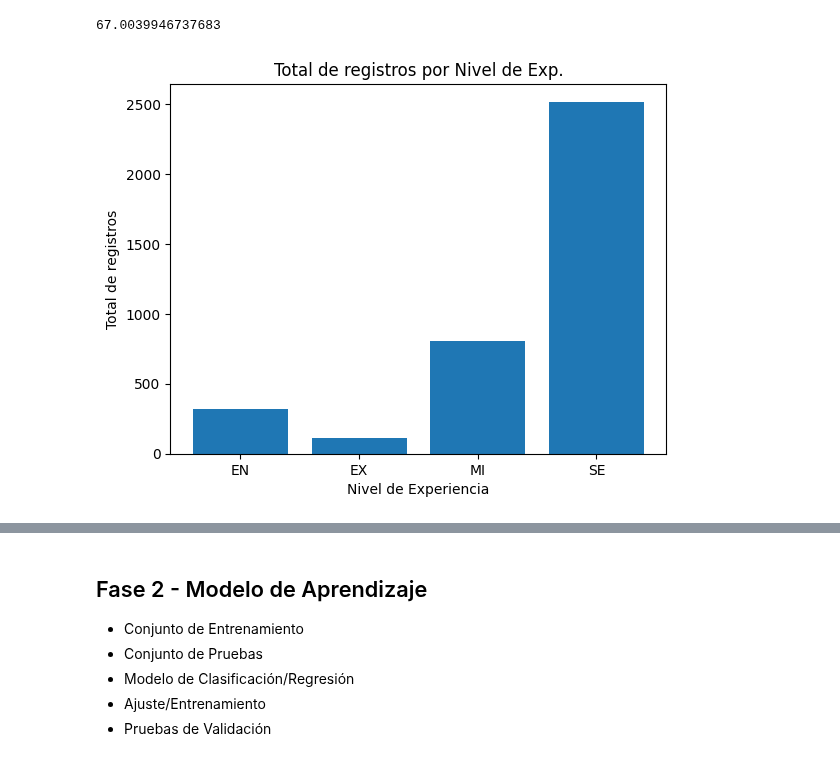
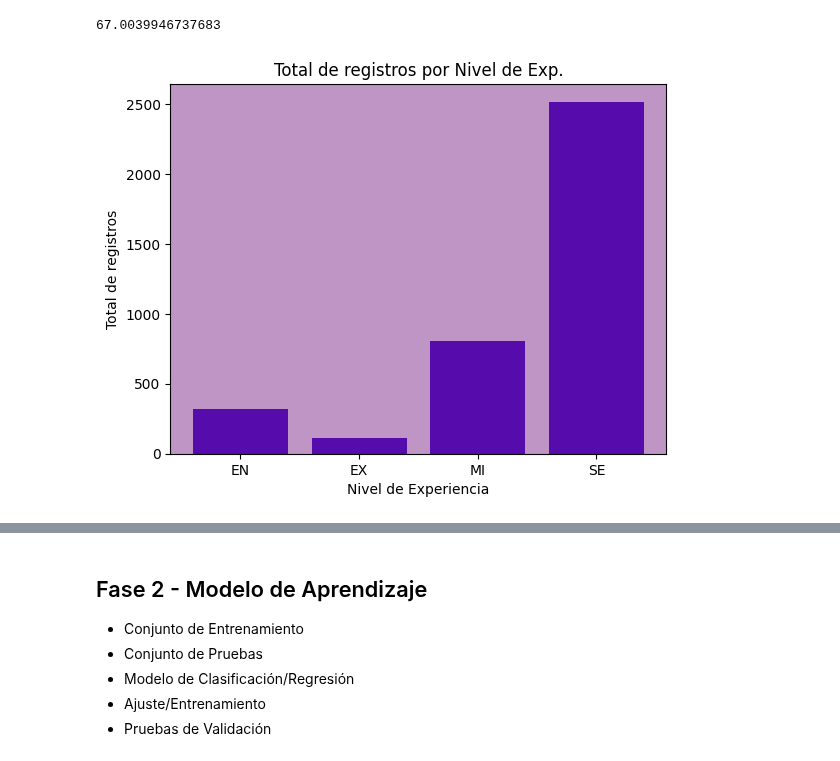
Before and after one commit to Ramssesdlsm/Machine-Learning-CIC, a Jupyter notebook: Libretas/P206.ipynb, the cells around one changed output, grey strips where cells are left out. Saved outputs shown, nothing was run; the diff lists cells and outputs as text; code cells hidden in the pictures.

```diff
--- a/Libretas/P206.ipynb
+++ b/Libretas/P206.ipynb
@@ -85,13 +85,15 @@ exp_level_weights[3] / sum(exp_level_weights) * 100
 # %% [output]
 67.0039946737683
 # %%
-plt.bar(exp_levels, exp_level_weights)
+ax = plt.axes()
+ax.set_facecolor("#be95c4")
+plt.bar(exp_levels, exp_level_weights, color="#560bad")
 
 plt.title("Total de registros por Nivel de Exp.")
 
 plt.xlabel("Nivel de Experiencia")
 plt.ylabel("Total de registros")
 
 plt.show()
 # %% [output]
-[figure, old version]
+[figure, new version]
```
Also changed, not shown: parts of 7 cells of this notebook.
